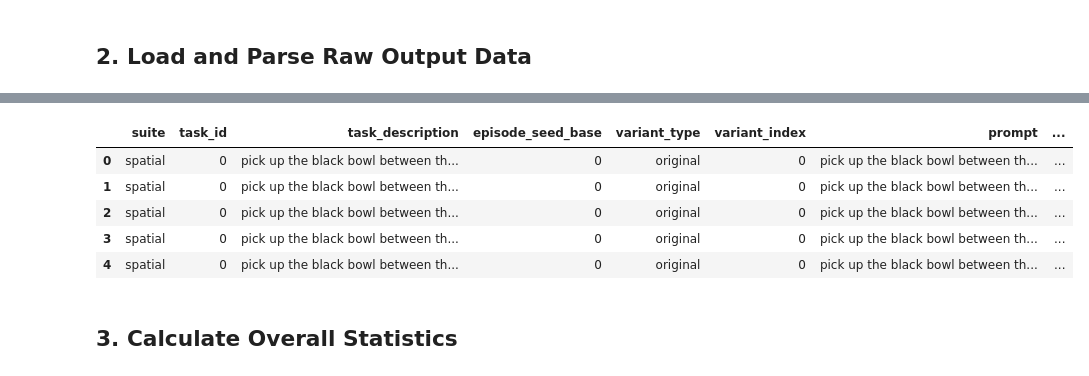
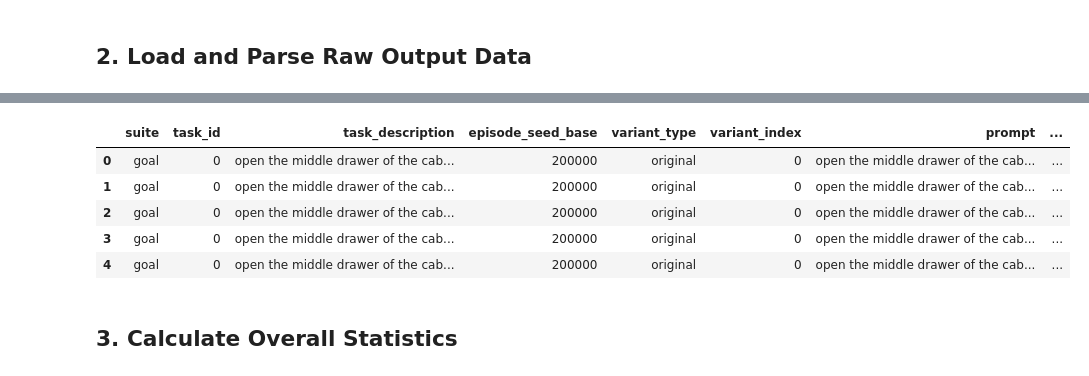
Before and after one commit to runeharlyk/vla-robotics, a Jupyter notebook: notebooks/libero_prompt_variant_analysis.ipynb, the cells around one changed output, grey strips where cells are left out. Drawn from its saved outputs; the diff is of its cells as text; code cells hidden in the pictures.

```diff
--- a/notebooks/libero_prompt_variant_analysis.ipynb
+++ b/notebooks/libero_prompt_variant_analysis.ipynb
@@ -20,21 +20,50 @@ pd.set_option("display.max_columns", 200)
 # %% [markdown]
 ## 2. Load and Parse Raw Output Data
 # %%
-candidate_paths = [
-    Path("../language_diagnostics/outputs/libero_prompt_variant_rollouts_raw.csv"),
-    Path("language_diagnostics/outputs/libero_prompt_variant_rollouts_raw.csv"),
-    Path("outputs/libero_prompt_variant_rollouts_raw.csv"),
+# Define your CSV file paths here - add as many as needed
+csv_paths = [
+    Path("../language_diagnostics/outputs/goal/nr1/28314519/libero_prompt_variant_rollouts_raw.csv"),
+    Path("../language_diagnostics/outputs/objects/nr1/28314521/libero_prompt_variant_rollouts_raw.csv"),
+    Path("../language_diagnostics/outputs/spatial/nr1/28314517/libero_prompt_variant_rollouts_raw.csv"),
+    Path("../language_diagnostics/outputs/goal/nr3/28343413/libero_prompt_variant_rollouts_raw.csv"),
+    Path("../language_diagnostics/outputs/objects/nr3/28343417/libero_prompt_variant_rollouts_raw.csv"),
 ]
 
-csv_path = next((p for p in candidate_paths if p.exists()), None)
-if csv_path is None:
-    raise FileNotFoundError(
-        "Could not find libero_prompt_variant_rollouts_raw.csv. "
-        f"Checked: {[str(p) for p in candidate_paths]}"
-    )
+# Resolve paths with fallback options
+resolved_paths = []
+for csv_path in csv_paths:
+    p = Path(csv_path)
+    if p.exists():
+        resolved_paths.append(p)
+    else:
+        # Try alternative paths
+        alternatives = [
+            p,
+            Path("language_diagnostics") / csv_path.name,
+            Path("outputs") / csv_path.name,
+        ]
+        found = False
+        for alt_path in alternatives:
+            if alt_path.exists():
+                resolved_paths.append(alt_path)
+                found = True
+                break
+        if not found:
+            raise FileNotFoundError(f"Could not find {csv_path} or alternatives")
 
-print(f"Loading data from: {csv_path.resolve()}")
-df = pd.read_csv(csv_path)
+if not resolved_paths:
+    raise FileNotFoundError(f"No CSV files found. Checked: {csv_paths}")
+
+# Load and combine all CSV files
+dfs = []
+for csv_path in resolved_paths:
+    print(f"Loading: {csv_path.resolve()}")
+    df_tmp = pd.read_csv(csv_path)
+    df_tmp["source_file"] = csv_path.name
+    dfs.append(df_tmp)
+
+df = pd.concat(dfs, ignore_index=True)
+print(f"\nCombined {len(dfs)} files into one dataset")
 
 required_cols = {
     "suite", "task_id", "task_description", "variant_type", "success", "episode_length", "rollout_index"
@@ -74,5 +103,8 @@ df["task_short"] = (
 print(f"Rows (rollouts): {len(df)}")
 print(f"Unique tasks: {df['task_label'].nunique()}")
 print(f"Unique variants: {df['variant_type'].nunique()}")
+print(f"Unique source files: {df['source_file'].nunique()}")
+print(f"\nSource file breakdown:")
+print(df["source_file"].value_counts())
 df.head()
 # %% [output]
@@ -83,9 +127,9 @@ Unique variants: 9
 |  | suite | task_id | task_description | episode_seed_base | variant_type | variant_index | prompt | ... |
-| 0 | spatial | 0 | pick up the black bowl between th... | 0 | original | 0 | pick up the black bowl between th... | ... |
-| 1 | spatial | 0 | pick up the black bowl between th... | 0 | original | 0 | pick up the black bowl between th... | ... |
-| 2 | spatial | 0 | pick up the black bowl between th... | 0 | original | 0 | pick up the black bowl between th... | ... |
-| 3 | spatial | 0 | pick up the black bowl between th... | 0 | original | 0 | pick up the black bowl between th... | ... |
-| 4 | spatial | 0 | pick up the black bowl between th... | 0 | original | 0 | pick up the black bowl between th... | ... |
+| 0 | goal | 0 | open the middle drawer of the cab... | 200000 | original | 0 | open the middle drawer of the cab... | ... |
+| 1 | goal | 0 | open the middle drawer of the cab... | 200000 | original | 0 | open the middle drawer of the cab... | ... |
+| 2 | goal | 0 | open the middle drawer of the cab... | 200000 | original | 0 | open the middle drawer of the cab... | ... |
+| 3 | goal | 0 | open the middle drawer of the cab... | 200000 | original | 0 | open the middle drawer of the cab... | ... |
+| 4 | goal | 0 | open the middle drawer of the cab... | 200000 | original | 0 | open the middle drawer of the cab... | ... |
 # %% [markdown]
 ## 3. Calculate Overall Statistics
 # %%
```
Also changed, not shown: parts of 6 cells of this notebook.
